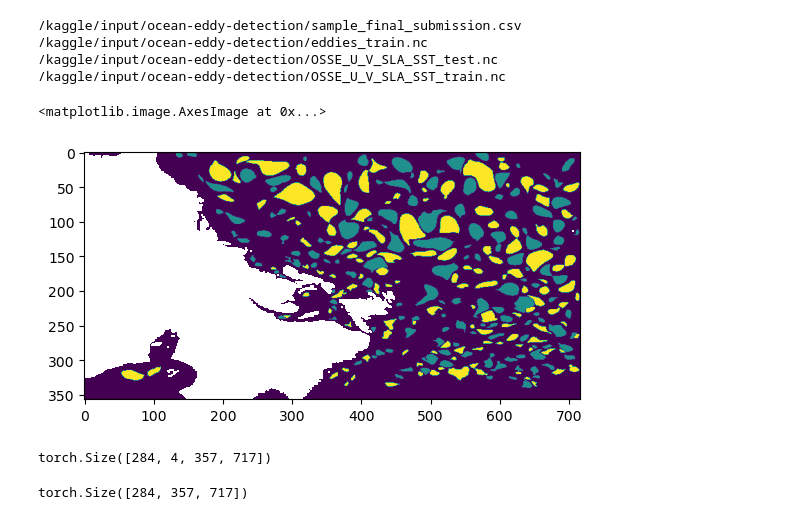
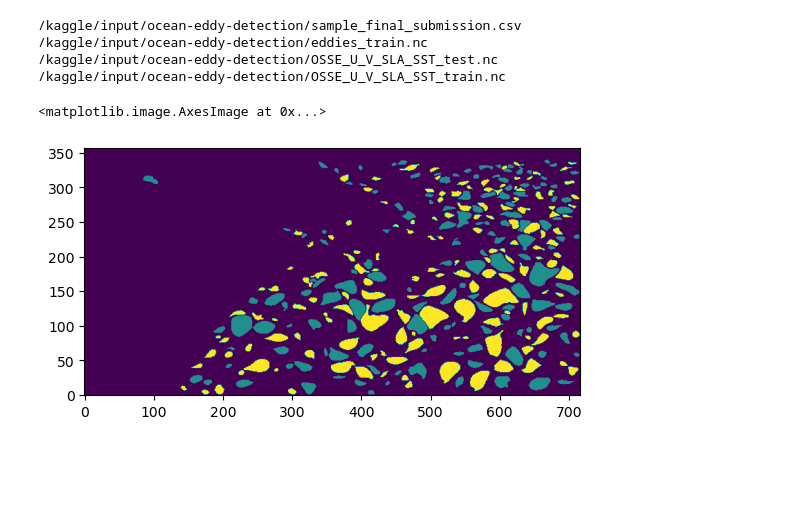
Before and after one commit to theorousseaux/hackathon_ocean, a Jupyter notebook: template_ocean.ipynb, the cells around one changed output. Saved outputs shown, nothing was run; the diff lists cells and outputs as text; code cells hidden in the pictures; blank space fills up the shorter version.

Commit message:
train loop fonctionne

```diff
--- a/template_ocean.ipynb
+++ b/template_ocean.ipynb
@@ -31,31 +31,6 @@ from torch.utils.data import DataLoader
 # %%
 eddies_train = xr.open_dataset('/kaggle/input/ocean-eddy-detection/eddies_train.nc')
 X_train = xr.open_dataset('/kaggle/input/ocean-eddy-detection/OSSE_U_V_SLA_SST_train.nc')
-# %%
-y = eddies_train.eddies.values
-X_verti = X_train.vomecrtyT.values
-X_hori = X_train.vozocrtxT.values
-X_SSH = X_train.sossheig.values
-X_SST = X_train.votemper.values
-# %%
-plt.imshow(y[0])
-# %% [output]
-<matplotlib.image.AxesImage at 0x...>
-[figure, removed]
-# %%
-X = np.array([X_verti, X_hori, X_SSH, X_SST])
-X = X.transpose((1,0,2,3))
-X = np.nan_to_num(X, nan=-1000)
-X = torch.tensor(X)
-X.shape
-# %% [output]
-torch.Size([284, 4, 357, 717])
-# %%
-y = np.nan_to_num(y, nan=-1)
-y = torch.tensor(y)
-y.shape
-# %% [output]
-torch.Size([284, 357, 717])
 # %%
 class TrainDataset(Dataset):
     def __init__(self, path):
@@ -67,11 +42,13 @@ class TrainDataset(Dataset):
         X_hori = X_train.vozocrtxT.values
         X_SSH = X_train.sossheig.values
         X_SST = X_train.votemper.values
+
         X = np.array([X_verti, X_hori, X_SSH, X_SST])
         X = X.transpose((1,0,2,3))
         X = np.nan_to_num(X, nan=-1000)
         self.X_train = torch.tensor(X)
-        y = np.nan_to_num(y, nan=-1)
+
+        y = np.nan_to_num(y, nan=0)
         self.y_train = torch.tensor(y, dtype=torch.long)
 
     def __len__(self):
@@ -82,6 +59,12 @@ class TrainDataset(Dataset):
 # %%
 trainDataset = TrainDataset('/kaggle/input/ocean-eddy-detection')
 train_dataloader = DataLoader(trainDataset, batch_size=4, shuffle=True)
+# %%
+img, label = next(iter(train_dataloader))
+plt.imshow(label[0], origin='lower')
+# %% [output]
+<matplotlib.image.AxesImage at 0x...>
+[figure, added]
 # %%
 class Unet(nn.Module):
     """
```
Also changed, not shown: parts of 5 cells of this notebook.
